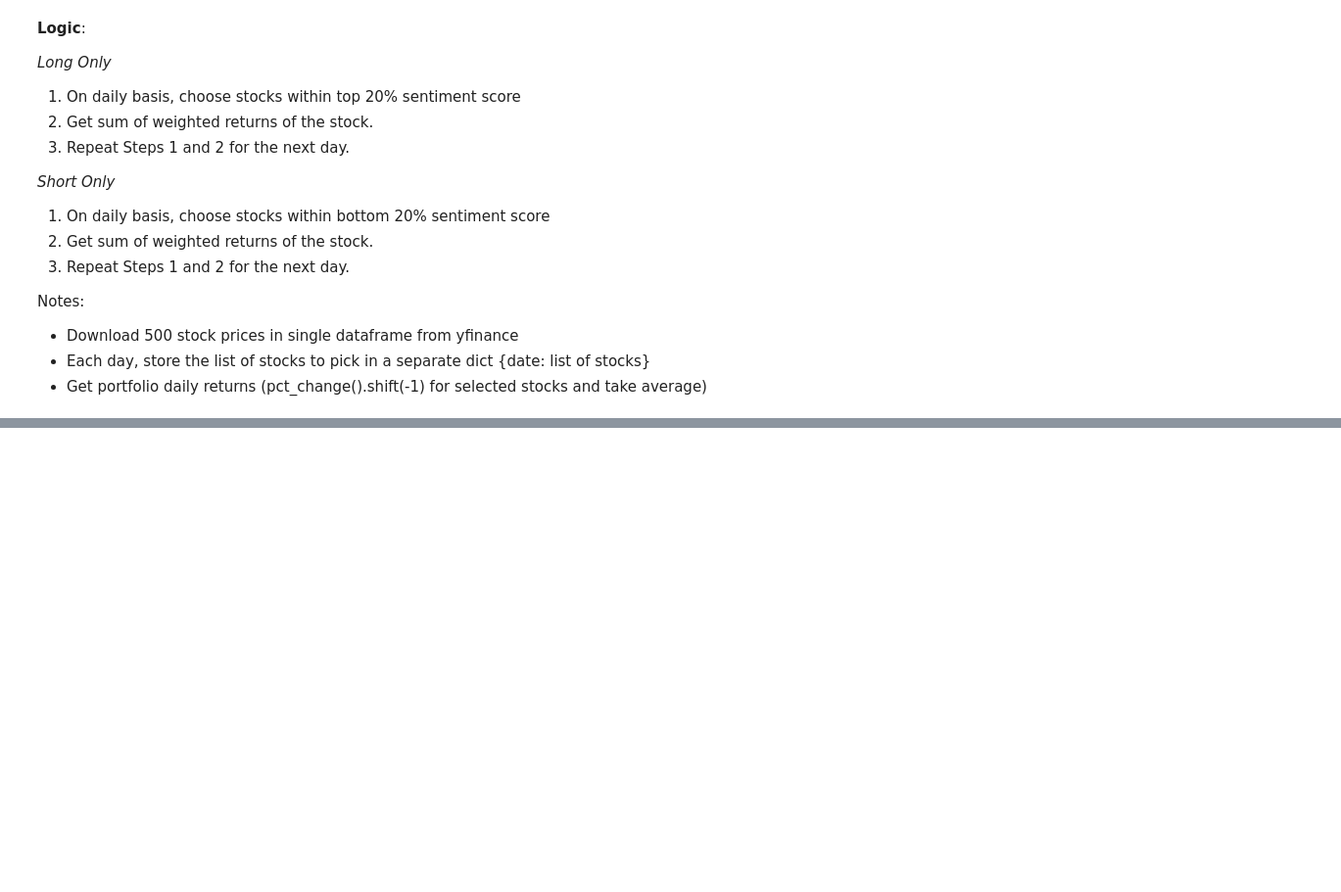
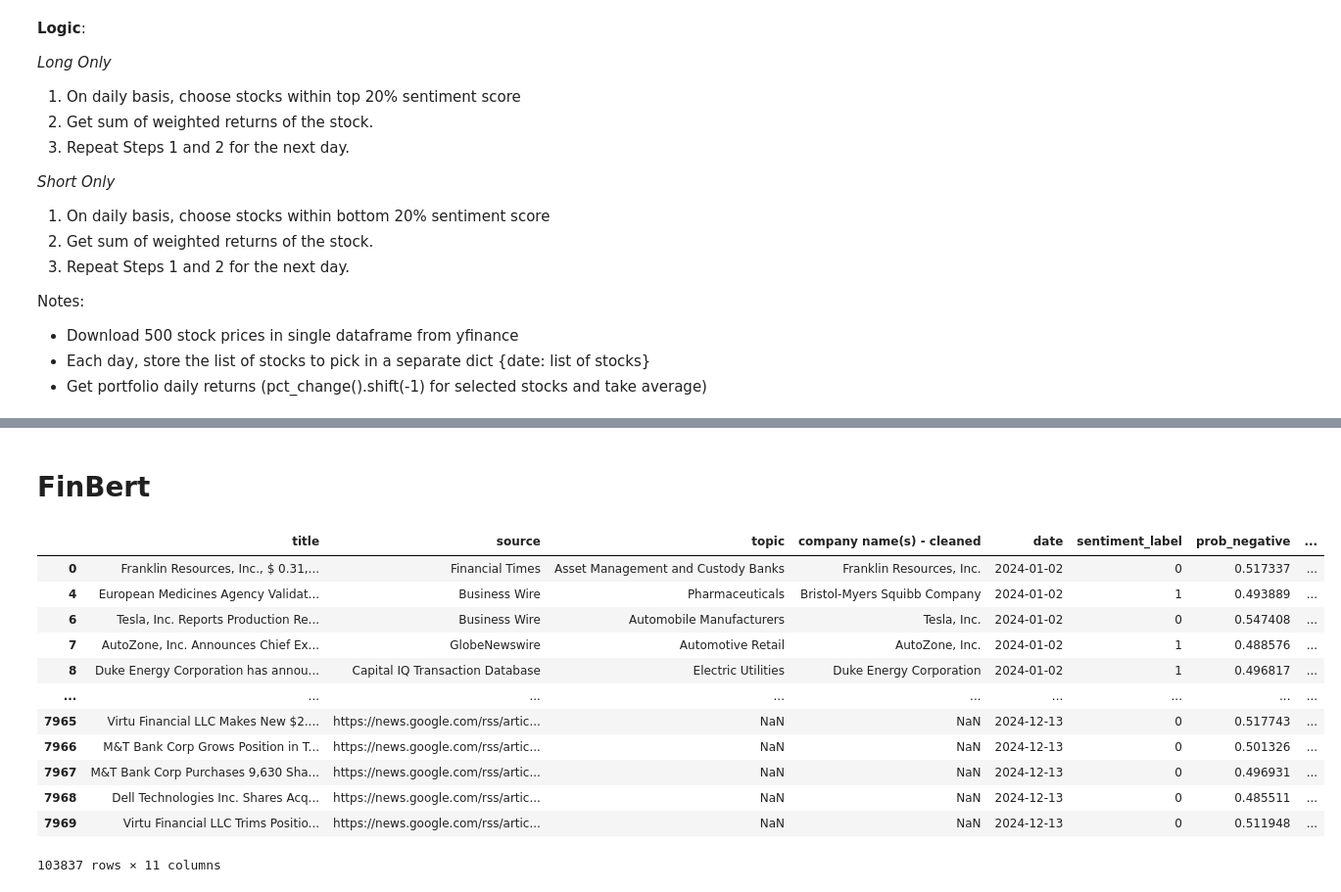
Before and after one commit to saltedpotato/QF634_Research_Methods, a Jupyter notebook: trading_backtesting.ipynb, the cells around one changed output, grey strips where cells are left out. Shown at 98% size. Cells and saved outputs as stored; diff of their text form; code cells hidden in the pictures; blank space fills up the shorter version.

```diff
--- a/trading_backtesting.ipynb
+++ b/trading_backtesting.ipynb
@@ -221,0 +349,2 @@ x.run_backtest()
+# %% [markdown]
+# FinBert
@@ -221,0 +387,11 @@ x.run_backtest()
+# %%
+# Mapping using ticker info in topic columns
+finbert_missing['Ticker'] = finbert_missing['topic'].apply(lambda x: extract_ticker(str(x)))
+# %%
+# Updating the non-missing and missing dataframe
+finbert_no_missing = pd.concat([finbert_no_missing, finbert_missing[finbert_missing['Ticker'].notna()]])
+finbert_missing = finbert_missing[finbert_missing['Ticker'].isna()].copy()
+# %%
+finbert_missing = finbert_missing.merge(z[['source', 'Ticker']],on='source', how='left')
+finbert_missing.drop(columns='Ticker_x', inplace=True)
+finbert_missing.rename(columns={'Ticker_y':'Ticker'}, inplace=True)
@@ -221,0 +400,16 @@ x.run_backtest()
+# %%
+finbert_no_missing
+# %% [output]
+|  | title | source | topic | company name(s) - cleaned | date | sentiment_label | prob_negative | ... |
+| 0 | Franklin Resources, Inc., $ 0.31,... | Financial Times | Asset Management and Custody Banks | Franklin Resources, Inc. | 2024-01-02 | 0 | 0.517337 | ... |
+| 4 | European Medicines Agency Validat... | Business Wire | Pharmaceuticals | Bristol-Myers Squibb Company | 2024-01-02 | 1 | 0.493889 | ... |
+| 6 | Tesla, Inc. Reports Production Re... | Business Wire | Automobile Manufacturers | Tesla, Inc. | 2024-01-02 | 0 | 0.547408 | ... |
+| 7 | AutoZone, Inc. Announces Chief Ex... | GlobeNewswire | Automotive Retail | AutoZone, Inc. | 2024-01-02 | 1 | 0.488576 | ... |
+| 8 | Duke Energy Corporation has annou... | Capital IQ Transaction Database | Electric Utilities | Duke Energy Corporation | 2024-01-02 | 1 | 0.496817 | ... |
+| ... | ... | ... | ... | ... | ... | ... | ... | ... |
+| 7965 | Virtu Financial LLC Makes New $2.... | https://news.google.com/rss/artic... | NaN | NaN | 2024-12-13 | 0 | 0.517743 | ... |
+| 7966 | M&T Bank Corp Grows Position in T... | https://news.google.com/rss/artic... | NaN | NaN | 2024-12-13 | 0 | 0.501326 | ... |
+| 7967 | M&T Bank Corp Purchases 9,630 Sha... | https://news.google.com/rss/artic... | NaN | NaN | 2024-12-13 | 0 | 0.496931 | ... |
+| 7968 | Dell Technologies Inc. Shares Acq... | https://news.google.com/rss/artic... | NaN | NaN | 2024-12-13 | 0 | 0.485511 | ... |
+| 7969 | Virtu Financial LLC Trims Positio... | https://news.google.com/rss/artic... | NaN | NaN | 2024-12-13 | 0 | 0.511948 | ... |
+103837 rows × 11 columns
```
Also changed, not shown: parts of 36 cells of this notebook.
